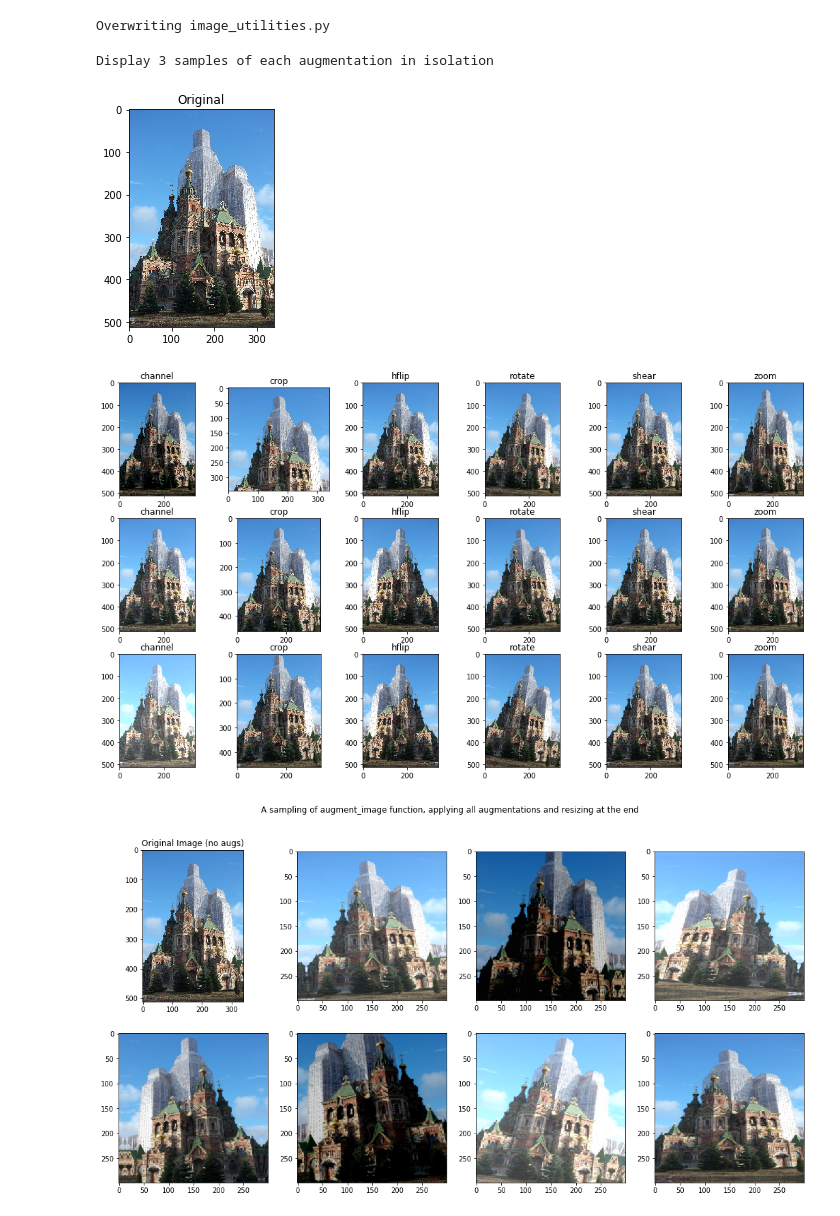
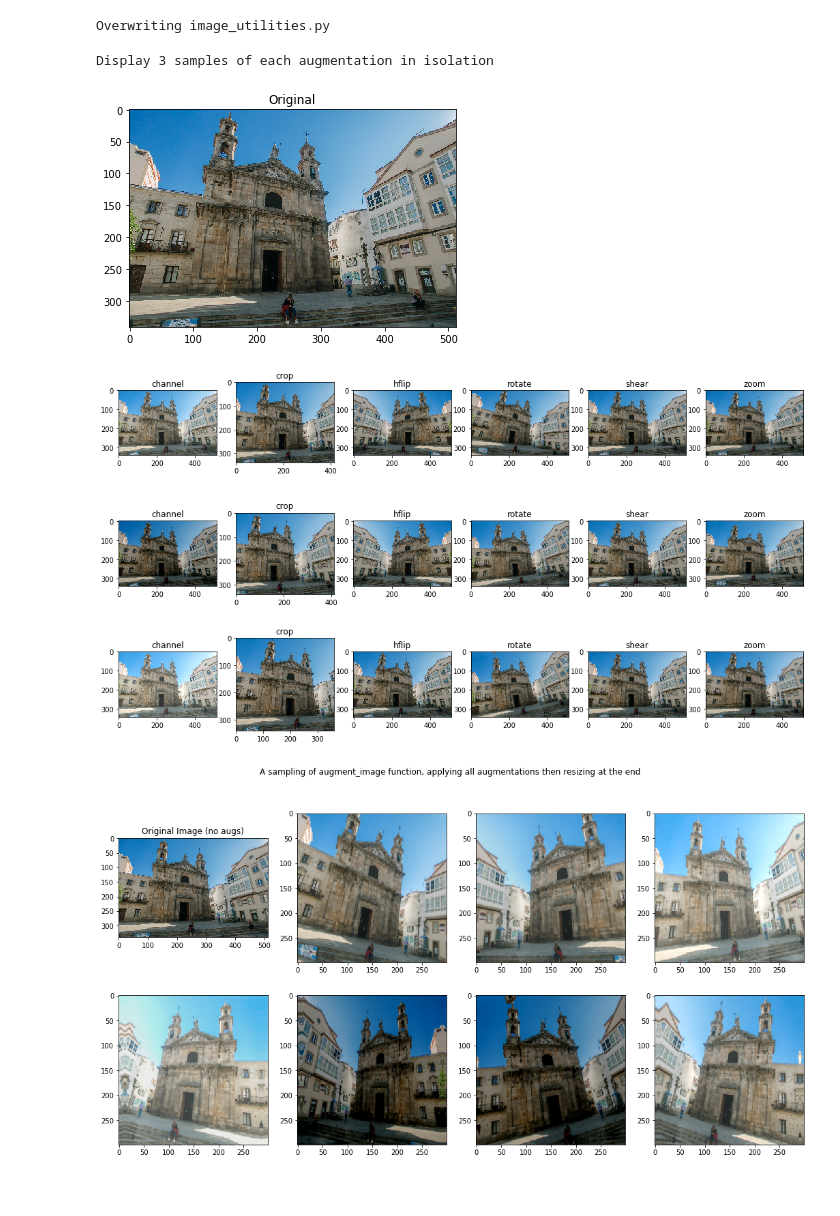
Before and after one commit to etotheipi/church_temple_classify, a Jupyter notebook: load_and_preprocess_data.ipynb, the cells around one changed output. Saved outputs shown, nothing was run; the diff lists cells and outputs as text; code cells hidden in the pictures; blank space fills up the shorter version.

```diff
--- a/load_and_preprocess_data.ipynb
+++ b/load_and_preprocess_data.ipynb
@@ -341,7 +342,7 @@ class ImageUtilities:
     AUGMENTATIONS = {
         'shear':   lambda img: preproc.random_shear(img, 0.1, fill_mode='reflect', **aug_kwargs),
         'zoom':    lambda img: preproc.random_zoom(img, (0.9, 1.1), fill_mode='reflect', **aug_kwargs),
-        'rotate':  lambda img: preproc.random_rotation(img, 10, fill_mode='reflect', **aug_kwargs),
+        'rotate':  lambda img: preproc.random_rotation(img, 12, fill_mode='reflect', **aug_kwargs),
         'channel': lambda img: preproc.random_channel_shift(img, 0.25, channel_axis=2),
         'hflip':   lambda img: np.flip(img, axis=1) if np.random.choice([True, False]) else img,
         'crop':    lambda img: ImageUtilities.random_crop(img)
@@ -424,24 +425,24 @@ Overwriting image_utilities.py
 # %%
 from image_utilities import *
 # %%
-country = 'Russia'
+country = 'Spain'
 rand_file = np.random.choice(all_train_info.filename_map[country])
 img = ImageUtilities.load_image(rand_file)
 plt.imshow(img)
 plt.title('Original')
 augs = ImageUtilities.AUGMENTATIONS
 augtypes = sorted(augs.keys())
 fig,axs = plt.subplots(3, len(augtypes), figsize=(18,10))
 print('Display 3 samples of each augmentation in isolation')
 for r in range(3):
     for c in range(len(augtypes)):
         aug_str = augtypes[c]
         axs[r][c].imshow(augs[aug_str](img))
         axs[r][c].set_title(aug_str)
 # %% [output]
 Display 3 samples of each augmentation in isolation
-[figure, old version]
+[figure, new version]
-[figure, old version]
+[figure, new version]
 # %%
 # Test full augmentations
 fig, axs = plt.subplots(2,4, figsize=(18,9))
@@ -454,6 +455,6 @@ for r in range(2):
             aug_img = ImageUtilities.augment_image(img, (299, 299))
             axs[r][c].imshow(aug_img)
 
-_ = fig.suptitle('A sampling of augment_image function, applying all augmentations and resizing at the end')
+_ = fig.suptitle('A sampling of augment_image function, applying all augmentations then resizing at the end')
 # %% [output]
-[figure, old version]
+[figure, new version]
```
Also changed, not shown: parts of 1 cell of this notebook, 14 other files.
